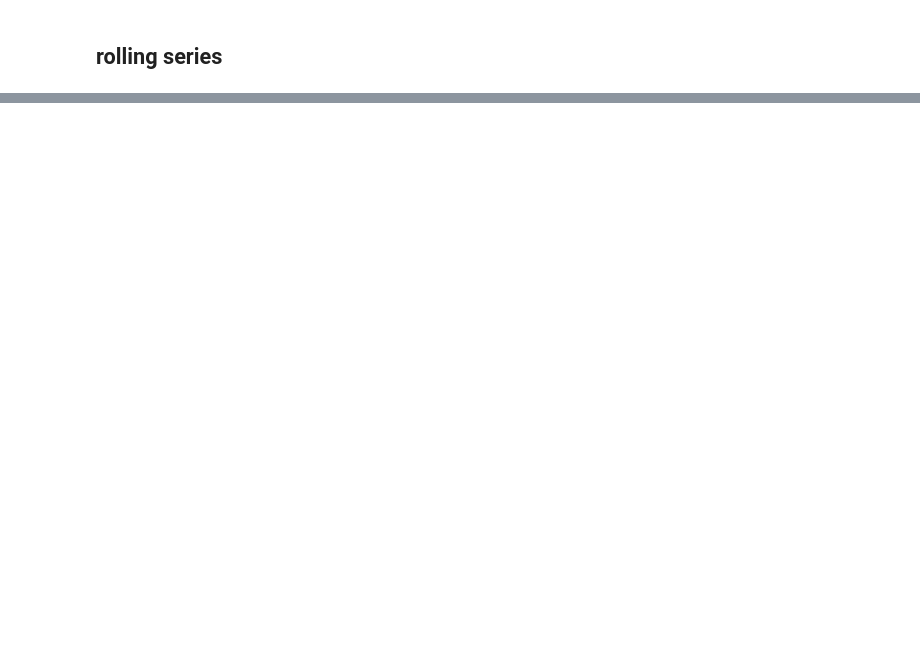
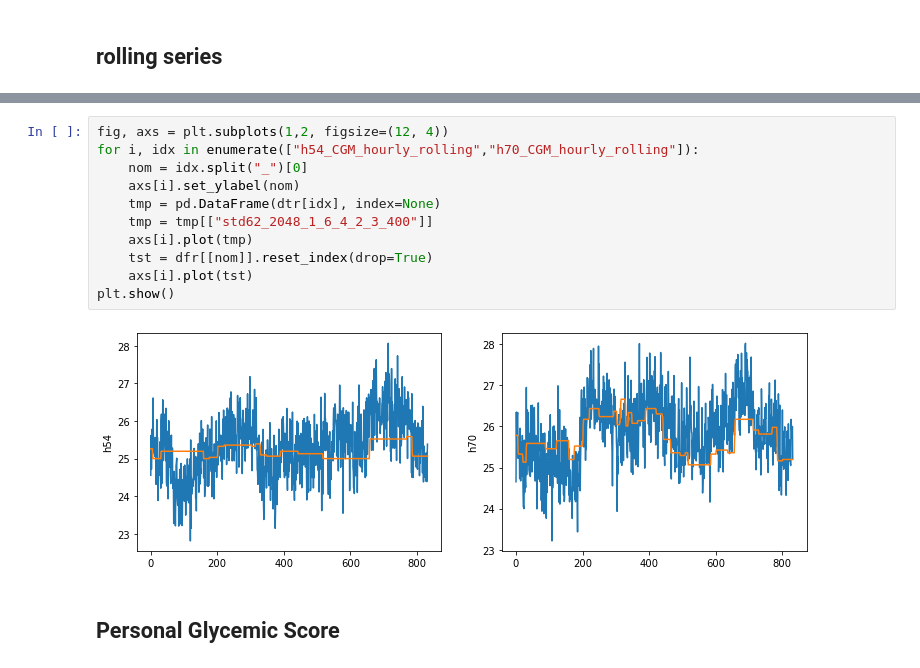
Before and after one commit to rickardbrannvall/teewondee, a Jupyter notebook: ewma_GVI/analyse_longer.ipynb, the cells around one changed output, grey strips where cells are left out. Cells and saved outputs as stored; diff of their text form; blank space fills up the shorter version.

```diff
--- a/ewma_GVI/analyse_longer.ipynb
+++ b/ewma_GVI/analyse_longer.ipynb
@@ -189,0 +297,15 @@ plt.show()
+# %%
+fig, axs = plt.subplots(1,2, figsize=(12, 4))
+for i, idx in enumerate(["h54_CGM_hourly_rolling","h70_CGM_hourly_rolling"]):
+    nom = idx.split("_")[0]
+    axs[i].set_ylabel(nom)
+    tmp = pd.DataFrame(dtr[idx], index=None)
+    tmp = tmp[["std62_2048_1_6_4_2_3_400"]]
+    axs[i].plot(tmp)
+    tst = dfr[[nom]].reset_index(drop=True)
+    axs[i].plot(tst)
+plt.show()
+# %% [output]
+[figure, added]
+# %% [markdown]
+## Personal Glycemic Score
```
Also changed, not shown: parts of 28 cells of this notebook, 11 other files.
